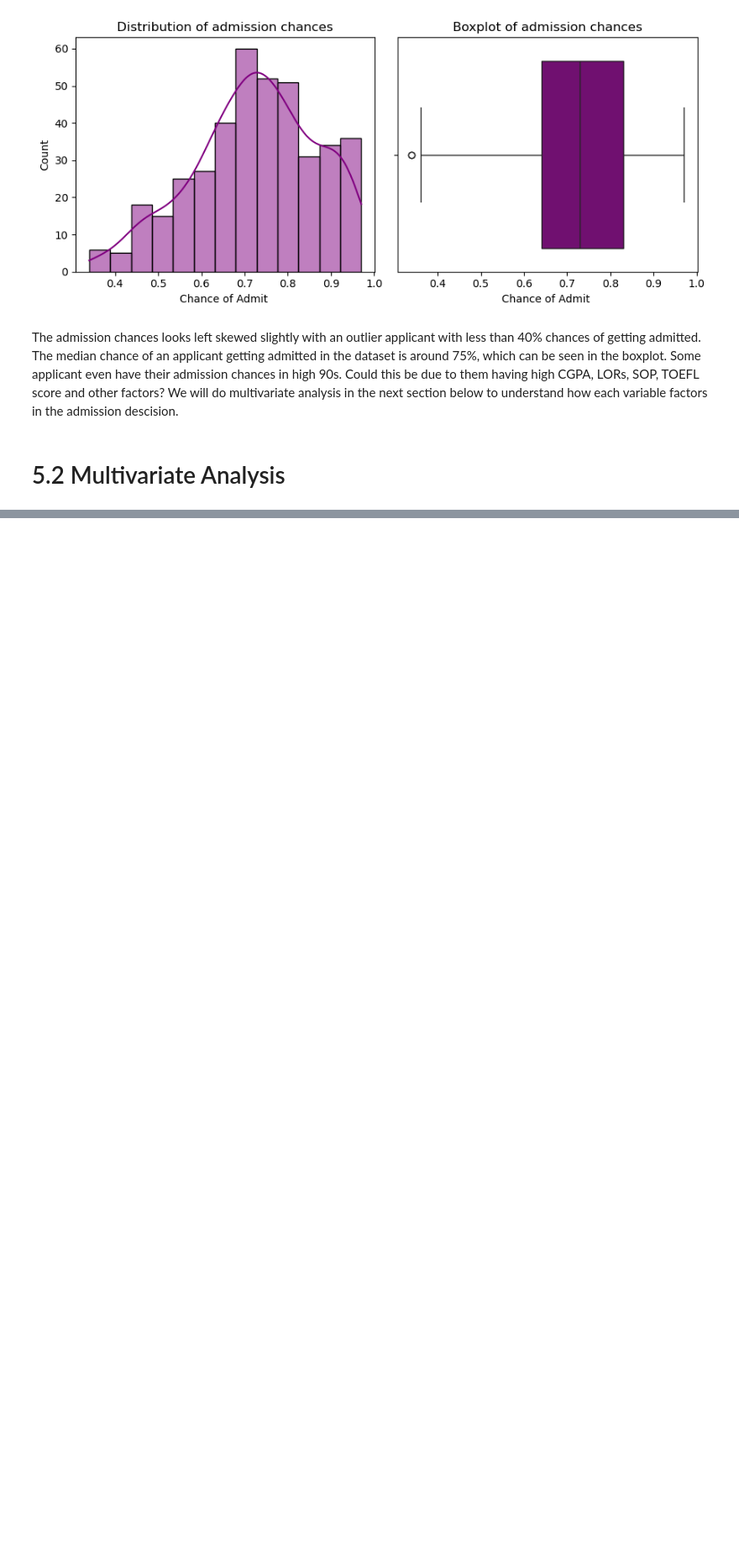
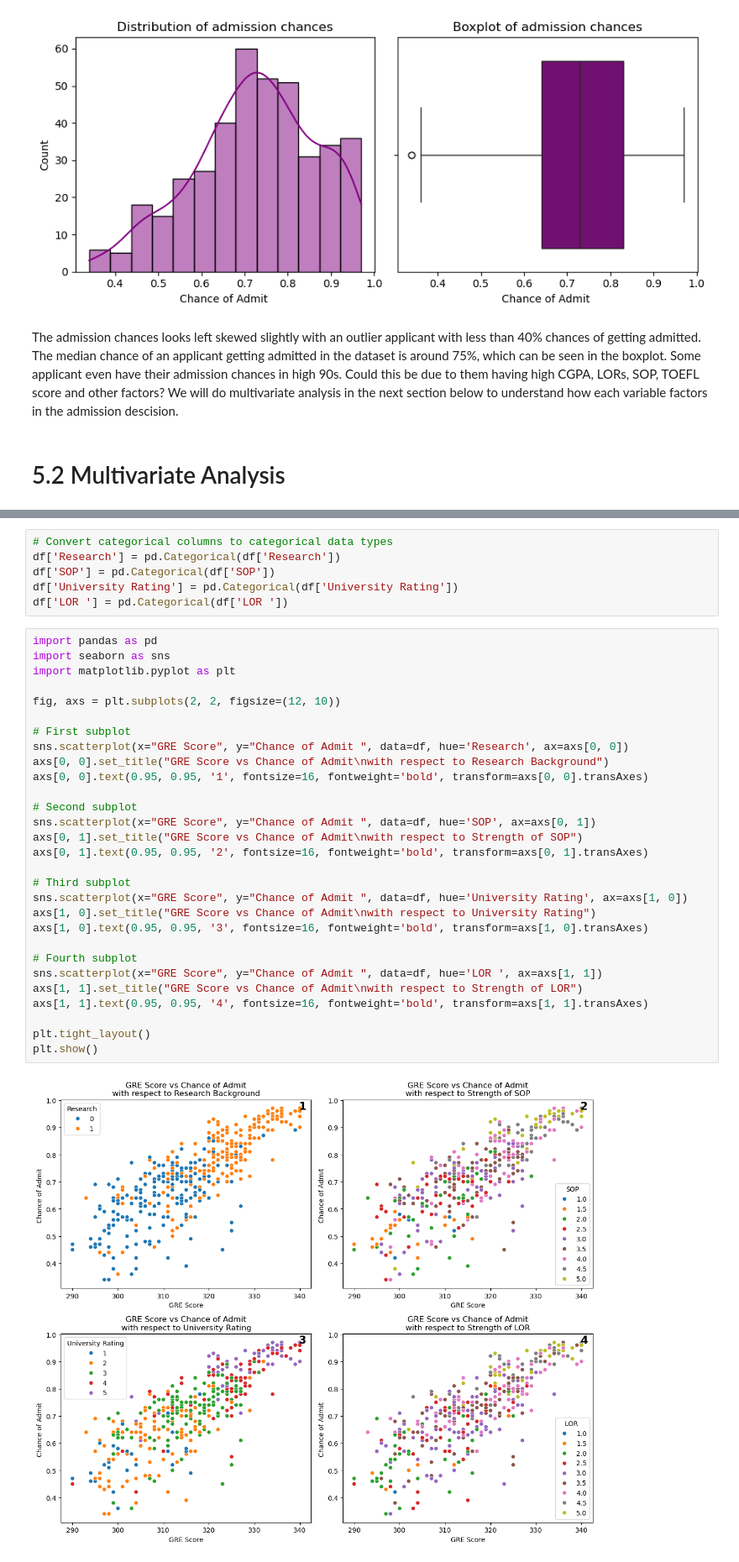
Before and after one commit to SujanNeupane42/DATA-601-Group-Project, a Jupyter notebook: data_analysis.ipynb, the cells around one changed output, grey strips where cells are left out. Shown at 84% size. Cells and saved outputs as stored; diff of their text form; blank space fills up the shorter version.

Commit message:
data analysis

```diff
--- a/data_analysis.ipynb
+++ b/data_analysis.ipynb
@@ -422,0 +457,37 @@ The admission chances looks left skewed slightly with an outlier applicant with
+# %%
+# Convert categorical columns to categorical data types
+df['Research'] = pd.Categorical(df['Research'])
+df['SOP'] = pd.Categorical(df['SOP'])
+df['University Rating'] = pd.Categorical(df['University Rating'])
+df['LOR '] = pd.Categorical(df['LOR '])
+# %%
+import pandas as pd
+import seaborn as sns
+import matplotlib.pyplot as plt
+
+fig, axs = plt.subplots(2, 2, figsize=(12, 10))
+
+# First subplot
+sns.scatterplot(x="GRE Score", y="Chance of Admit ", data=df, hue='Research', ax=axs[0, 0])
+axs[0, 0].set_title("GRE Score vs Chance of Admit\nwith respect to Research Background")
+axs[0, 0].text(0.95, 0.95, '1', fontsize=16, fontweight='bold', transform=axs[0, 0].transAxes)
+
+# Second subplot
+sns.scatterplot(x="GRE Score", y="Chance of Admit ", data=df, hue='SOP', ax=axs[0, 1])
+axs[0, 1].set_title("GRE Score vs Chance of Admit\nwith respect to Strength of SOP")
+axs[0, 1].text(0.95, 0.95, '2', fontsize=16, fontweight='bold', transform=axs[0, 1].transAxes)
+
+# Third subplot
+sns.scatterplot(x="GRE Score", y="Chance of Admit ", data=df, hue='University Rating', ax=axs[1, 0])
+axs[1, 0].set_title("GRE Score vs Chance of Admit\nwith respect to University Rating")
+axs[1, 0].text(0.95, 0.95, '3', fontsize=16, fontweight='bold', transform=axs[1, 0].transAxes)
+
+# Fourth subplot
+sns.scatterplot(x="GRE Score", y="Chance of Admit ", data=df, hue='LOR ', ax=axs[1, 1])
+axs[1, 1].set_title("GRE Score vs Chance of Admit\nwith respect to Strength of LOR")
+axs[1, 1].text(0.95, 0.95, '4', fontsize=16, fontweight='bold', transform=axs[1, 1].transAxes)
+
+plt.tight_layout()
+plt.show()
+# %% [output]
+[figure, added]
```
Also changed, not shown: parts of 17 cells of this notebook, 1 other file.
